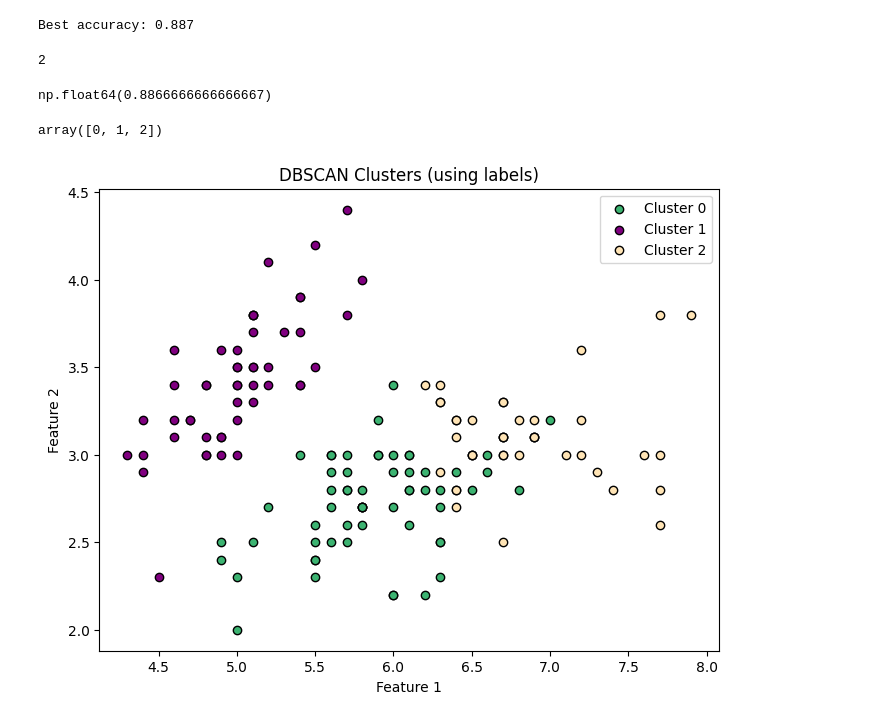
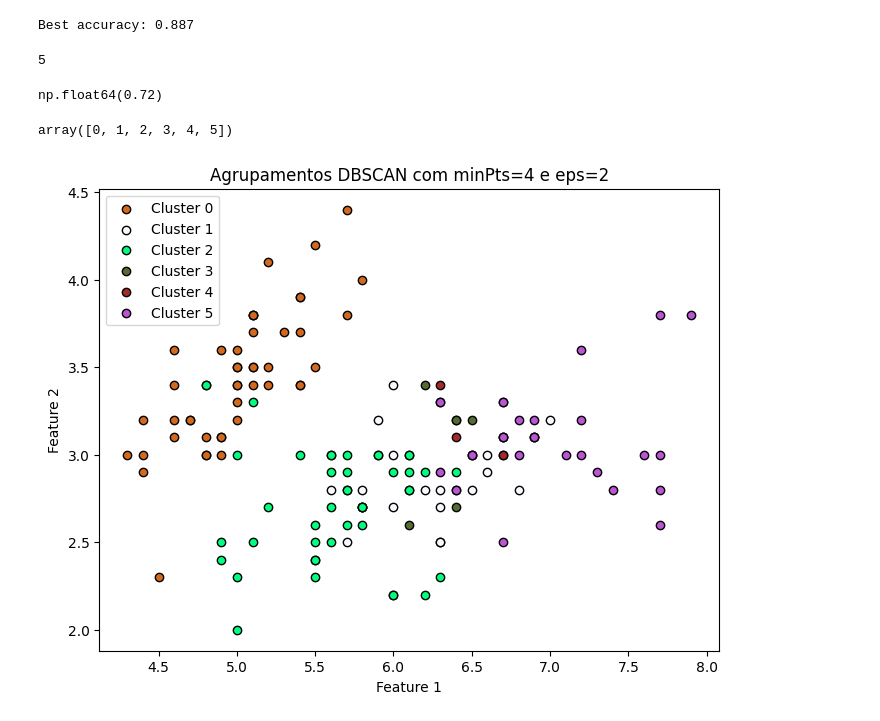
Before and after one commit to alexandrechiacchio/trabalho_gestao, a Jupyter notebook: dbscan.ipynb, the cells around one changed output. Saved outputs shown, nothing was run; the diff lists cells and outputs as text; code cells hidden in the pictures.

Commit message:
added results part to dbscan

```diff
--- a/dbscan.ipynb
+++ b/dbscan.ipynb
@@ -90,13 +90,14 @@ Best accuracy: 0.887
 parameters_acc.sort(key=lambda x: x[2], reverse=True)
 # %%
 myDBSCANLabels, myDBSCANLabelCounter = dbscan(X, parameters_acc[0][0], parameters_acc[0][1])
+myDBSCANLabels, myDBSCANLabelCounter = dbscan(X, 2, 4)
 myDBSCANLabelCounter
 # %% [output]
-2
+5
 # %%
 clustering_accuracy(y, myDBSCANLabels)
 # %% [output]
-np.float64(0.8866666666666667)
+np.float64(0.72)
 # %%
 import matplotlib.colors as mcolors
 colors = list(mcolors.CSS4_COLORS.values())
@@ -104,18 +105,18 @@ np.random.shuffle(colors)
 # %%
 np.unique(myDBSCANLabels)
 # %% [output]
-array([0, 1, 2])
+array([0, 1, 2, 3, 4, 5])
 # %%
 plt.figure(figsize=(8, 6))
 for i in np.unique(myDBSCANLabels):
     cluster_points = X[myDBSCANLabels == i]
     color = colors[i % len(colors)]
     label_name = 'Noise' if i == -1 else f'Cluster {i}'
     plt.scatter(cluster_points[:, 0], cluster_points[:, 1], color=color, label=label_name, edgecolor='k')
 plt.xlabel('Feature 1')
 plt.ylabel('Feature 2')
-plt.title('DBSCAN Clusters (using labels)')
+plt.title(f'Agrupamentos DBSCAN com minPts={4} e eps={2}')
 plt.legend()
 plt.show()
 # %% [output]
-[figure, old version]
+[figure, new version]
```
Also changed, not shown: parts of 2 cells of this notebook.
